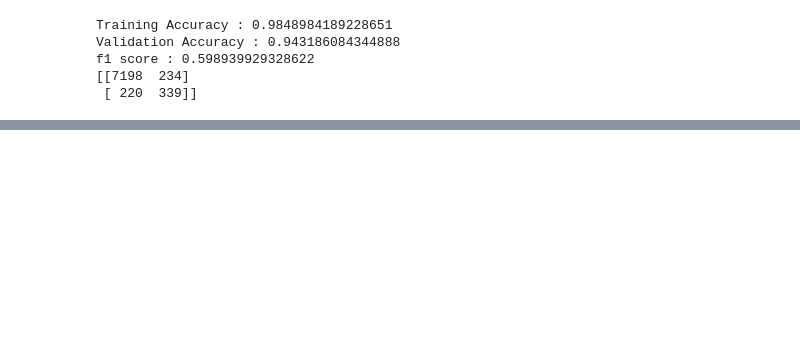
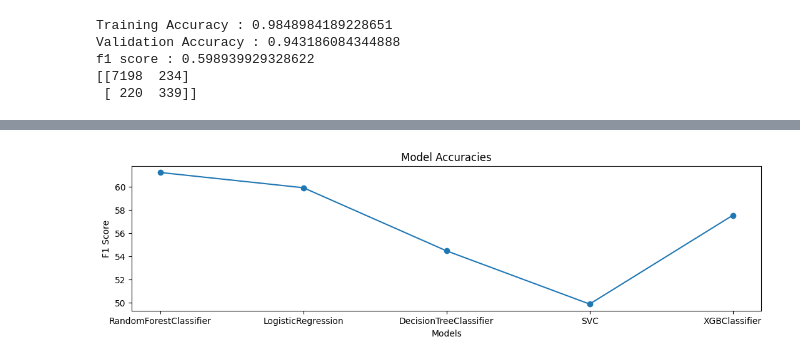
Before and after one commit to SonuAlex/Sentiment-Analysis, a Jupyter notebook: Twitter_Sentiment.ipynb, the cells around one changed output, grey strips where cells are left out. Saved outputs shown, nothing was run; the diff lists cells and outputs as text; code cells hidden in the pictures; blank space fills up the shorter version.

```diff
--- a/Twitter_Sentiment.ipynb
+++ b/Twitter_Sentiment.ipynb
@@ -534,0 +567,14 @@ print(cm)
+# %%
+plt.figure(figsize=(13, 3))
+# Create bar graph
+plt.plot(categories, values, marker='o', linestyle='-')
+
+# Add labels and title
+plt.xlabel('Models')
+plt.ylabel('F1 Score')
+plt.title('Model Accuracies')
+
+# Show the plot
+plt.show()
+# %% [output]
+[figure, added]
```
Also changed, not shown: parts of 12 cells of this notebook.
